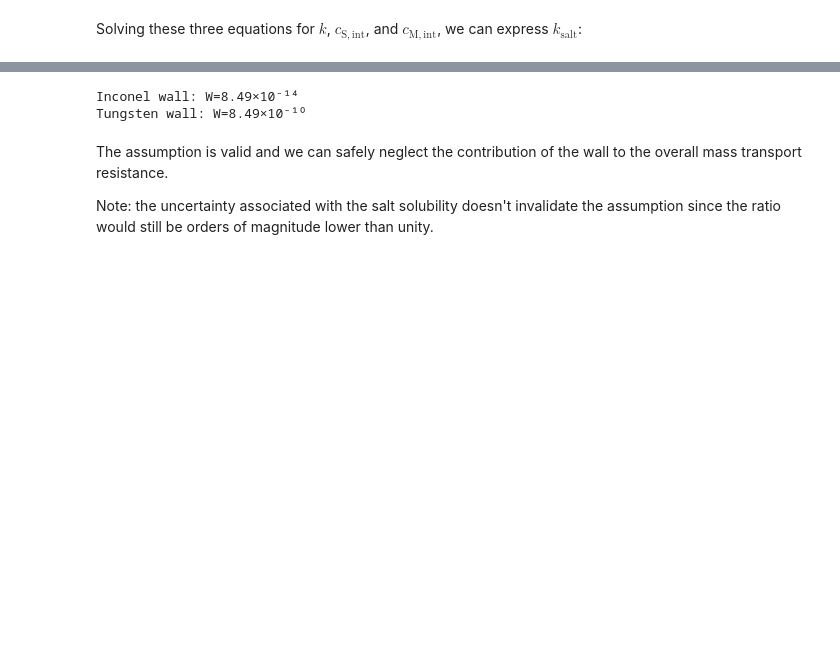
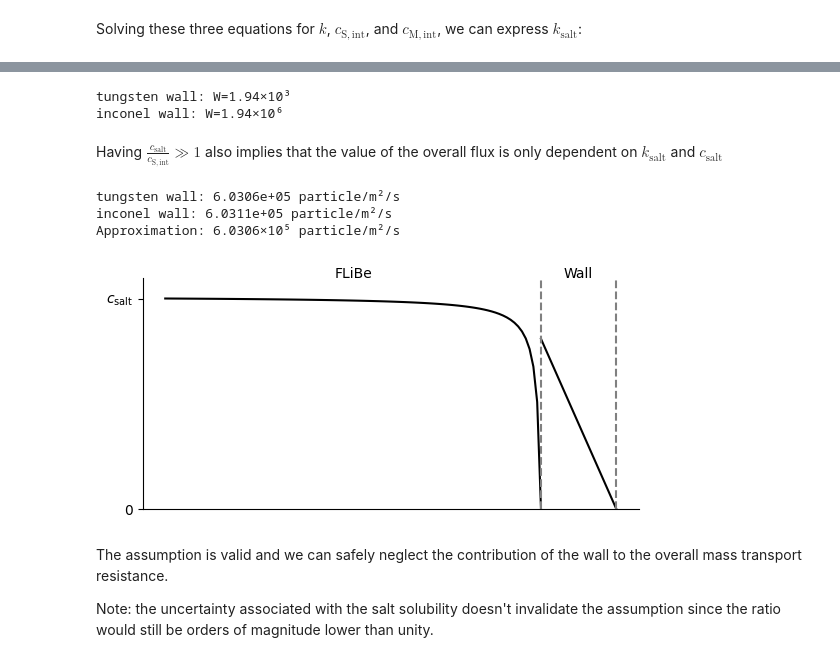
Before and after one commit to LIBRA-project/BABY-100-mL-runs, a Jupyter notebook: baby_dynamics.ipynb, the cells around one changed output, grey strips where cells are left out. Cells and saved outputs as stored; diff of their text form; code cells hidden in the pictures; blank space fills up the shorter version.

Commit message:
added flux comparison for inconel tungsten

```diff
--- a/baby_dynamics.ipynb
+++ b/baby_dynamics.ipynb
@@ -313,33 +265,75 @@ Let's verify this approximation with the BABY model.
 # %%
-baby_model.reset()
-baby_model.number_days = 100 * ureg.day  # this is to simulate a unlimited exposure
-baby_model.exposure_time = 200 * ureg.hour
-baby_model.run(baby_model.exposure_time)
+def W_number(c_salt, D_M, K_M, K_S, k_wall, e):
+    return 1 + D_M * K_M / (e * k_wall * (K_S * c_salt)**0.5)
 
-c_salt = baby_model.concentrations[-1]
+c_salt = max(baby_model.concentrations)
 Q = baby_model.Q_wall(c_salt)
 A = baby_model.A_wall
 e = baby_model.L_wall
+k_wall = 1.9e-8 * ureg.m * ureg.s**-1  # from Kumagai
 
 # properties (OoM) for Inconel 600, Tungsten, and FLiBe at 700K
-D_M_inconel = 1e-10 * ureg.m**2 * ureg.s**-1
-K_M_inconel = 1e22 * ureg.particle * ureg.m**-3 * ureg.Pa**-0.5
-D_M_tungsten = 1e-10 * ureg.m**2 * ureg.s**-1
-K_M_tungsten = 1e20 * ureg.particle * ureg.m**-3 * ureg.Pa**-0.5
+properties = {
+    "tungsten": {"D": 1e-11 * ureg.m**2 * ureg.s**-1, "K_M": 1e20 * ureg.particle * ureg.m**-3 * ureg.Pa**-0.5},
+    "inconel": {"D": 1e-10 * ureg.m**2 * ureg.s**-1, "K_M": 1e22 * ureg.particle * ureg.m**-3 * ureg.Pa**-0.5},
+}
 
 K_S = 1e19* ureg.particle * ureg.m**-3 * ureg.Pa**-1
 
-number_inconel = Q**2*K_S*e**2/(A**2*c_salt*D_M_inconel**2*K_M_inconel**2)
-number_tungsten = Q**2*K_S*e**2/(A**2*c_salt*D_M_tungsten**2*K_M_tungsten**2)
+for mat, props in properties.items():
+    number = W_number(c_salt, props["D"], props["K_M"], K_S, k_wall, e).to(ureg.dimensionless)
 
-number_inconel = number_inconel.to(ureg.dimensionless)
-number_tungsten = number_tungsten.to(ureg.dimensionless)
-
-print(f"Inconel wall: W={number_inconel:.2e~P}")
-print(f"Tungsten wall: W={number_tungsten:.2e~P}")
+    print(f"{mat} wall: W={number:.2e~P}")
 # %% [output]
-Inconel wall: W=8.49×10⁻¹⁴
-Tungsten wall: W=8.49×10⁻¹⁰
+tungsten wall: W=1.94×10³
+inconel wall: W=1.94×10⁶
+# %% [markdown]
+Having $\frac{c_\mathrm{salt}}{c_\mathrm{S, int}} \gg 1$ also implies that the value of the overall flux is only dependent on $k_\mathrm{salt}$ and $c_\mathrm{salt}$
+# %%
+def c_mi(c_inf, D, e, k, K_H, K_S):
+    num = -D/e + ((D/e)**2 + 4*k**2 * (K_H/K_S**2) * c_inf)**0.5
+    den = 2*k*K_H/K_S**2
+    return num/den
+
+def c_si(c_inf, D, e, k, K_H, K_S):
+    return c_mi(c_inf, D, e, k, K_H, K_S)**2 * K_H/K_S**2
+
+def flux(c_inf, D, e, k, K_H, K_S):
+    return c_mi(c_inf, D, e, k, K_H, K_S) * D / e
+
+for mat, props in properties.items():
+    flux_value = flux(max(baby_model.concentrations), props["D"], e, k_wall, K_H=K_S, K_S=props["K_M"]).to(ureg.particle * ureg.m**-2 * ureg.s**-1)
+    print(f"{mat} wall: {flux_value: .4e~P}")
+print(f"Approximation: {k_wall * max(baby_model.concentrations):.4e~P}")
+# %% [output]
+tungsten wall: 6.0306e+05 particle/m²/s
+inconel wall: 6.0311e+05 particle/m²/s
+Approximation: 6.0306×10⁵ particle/m²/s
+# %%
+x1 = np.linspace(0, 1, num=100, endpoint=True)
+x_end = 1.2
+x2 = np.linspace(1, x_end)
+y1 = -1/(1.01 - x1) + 100
+a2 = -400
+b2 = -a2*x_end
+y2 = a2 * x2 + b2
+
+plt.figure(figsize=(6.4, 3))
+plt.plot(x1, y1, color="black")
+plt.plot(x2, y2, color="black")
+plt.axvline(x=1, linestyle="dashed", color="grey")
+plt.axvline(x=x_end, linestyle="dashed", color="grey")
+plt.ylim(bottom=0, top=y1[0]*1.1)
+plt.xticks([])
+plt.yticks([0, y1[0]], [0, "$c_\mathrm{salt}$"])
+plt.gca().spines.top.set_visible(False)
+plt.gca().spines.right.set_visible(False)
+plt.annotate("Wall", (1.1, y1[0]*1.1), ha="center")
+plt.annotate("FLiBe", (0.5, y1[0]*1.1), ha="center")
+plt.savefig("tritium_concentration_profile_sketch.pdf")
+plt.show()
+# %% [output]
+[figure, added]
 # %% [markdown]
 The assumption is valid and we can safely neglect the contribution of the wall to the overall mass transport resistance.
 
```
Also changed, not shown: parts of 14 cells of this notebook.
